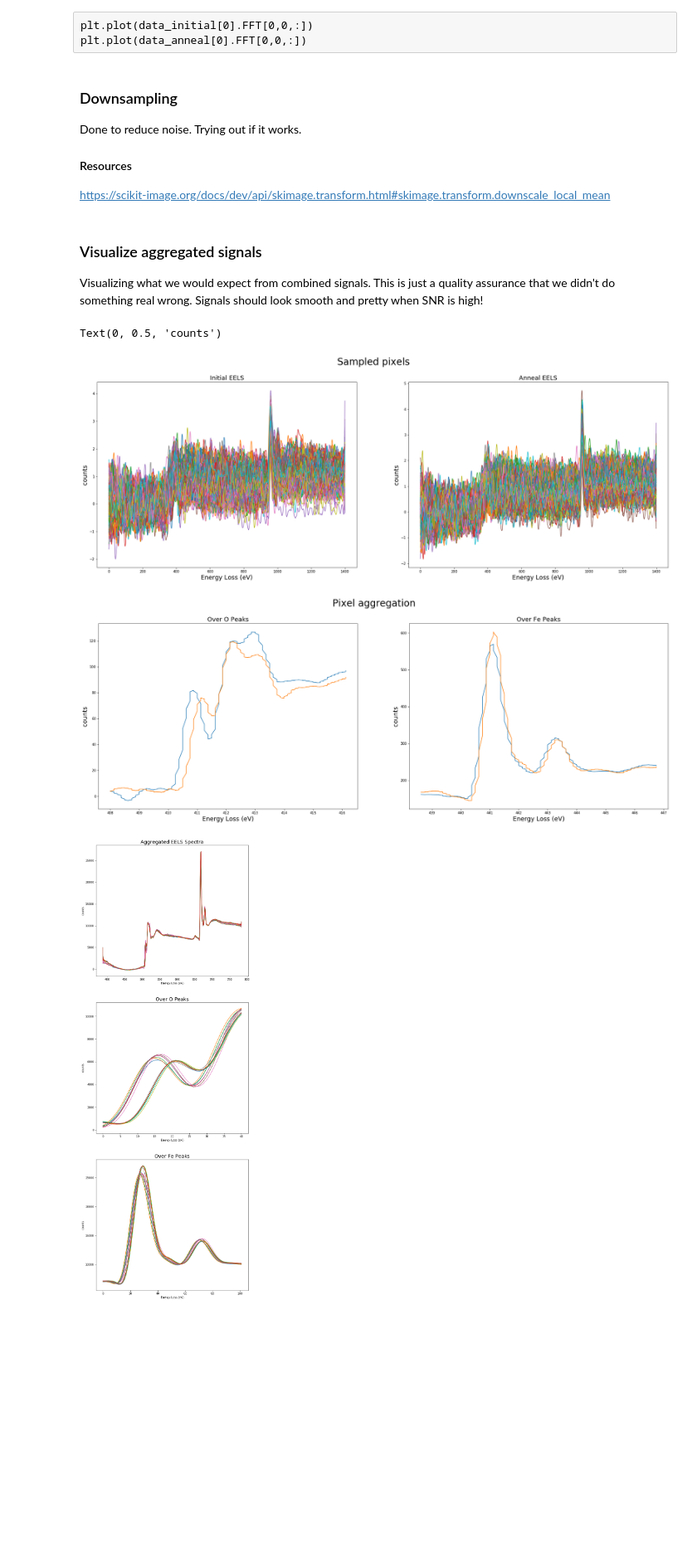
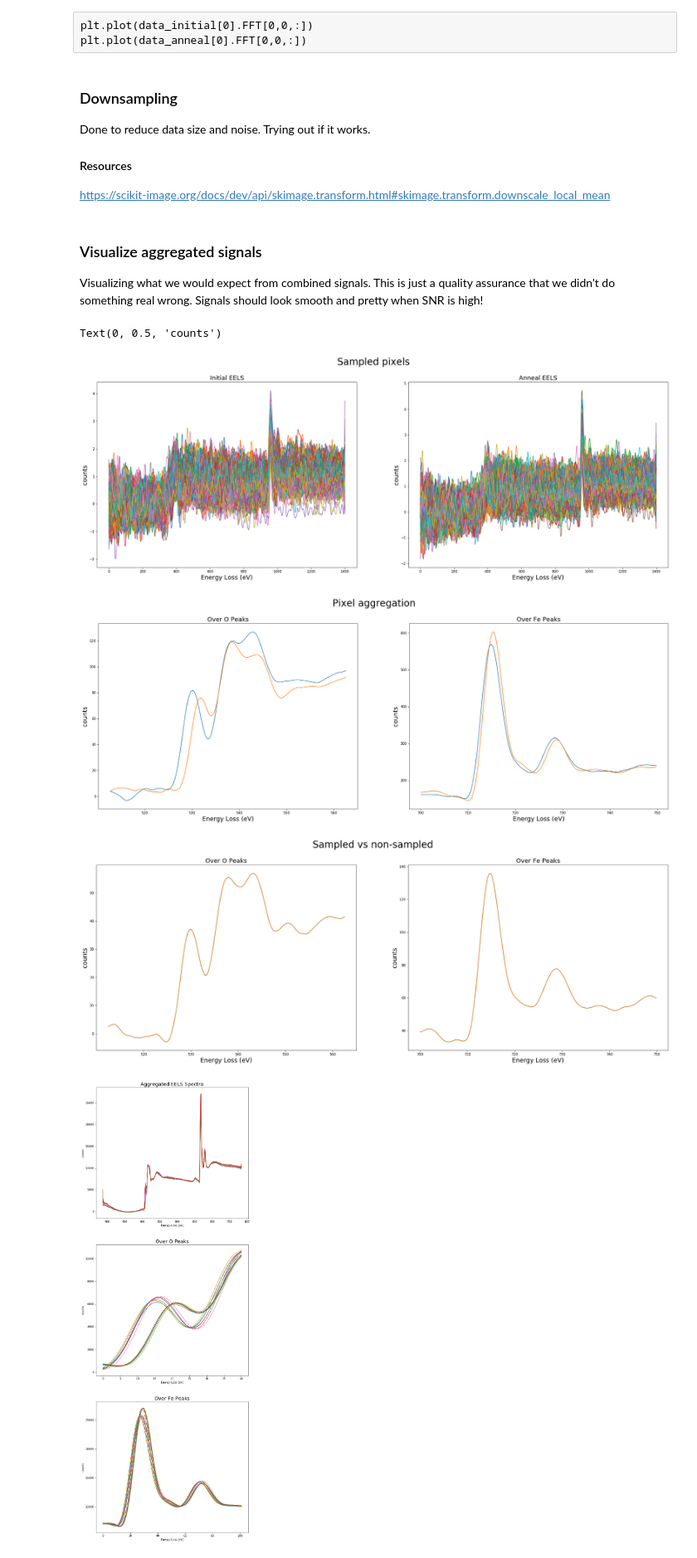
Before and after one commit to techtana/EELS_SFO, a Jupyter notebook: 1_DataPrep.ipynb, the cells around one changed output. Shown at 83% size. Saved outputs shown, nothing was run; the diff lists cells and outputs as text; code cells hidden in the pictures; blank space fills up the shorter version.

```diff
--- a/1_DataPrep.ipynb
+++ b/1_DataPrep.ipynb
@@ -192,7 +197,7 @@ plt.plot(data_anneal[0].FFT[0,0,:])
 # %% [markdown]
 ### Downsampling
 
-Done to reduce noise. Trying out if it works.
+Done to reduce data size and noise. Trying out if it works.
 
 #### Resources
 https://scikit-image.org/docs/dev/api/skimage.transform.html#skimage.transform.downscale_local_mean
@@ -236,8 +241,8 @@ step = 0.125 #eV
 frac = N_resampled/data_initial[0].data.shape[2]
 O_range = range(math.ceil(1000*frac),math.ceil(1400*frac),1)
 Fe_range = range(math.ceil(2500*frac),math.ceil(2900*frac),1)
-O_xrange = [start+step*math.ceil(i*frac) for i in O_range]
-Fe_xrange = [start+step*math.ceil(i*frac) for i in Fe_range]
+O_xrange = [start+step*i/frac for i in O_range]
+Fe_xrange = [start+step*i/frac for i in Fe_range]
 
 # Plotting individual spectrum
 f,(ax1,ax2) = plt.subplots(1,2, figsize=(30,10))
@@ -254,34 +259,52 @@ g,(ax3,ax4) = plt.subplots(1,2, figsize=(30,10))
 ax3.plot(O_xrange, np.sum(data_initial[3].resample[15][100:200], axis=0)[O_range])
 ax3.plot(O_xrange, np.sum(data_anneal[3].resample[15][100:200], axis=0)[O_range])
 # Plotting aggregation over Fe range
 ax4.plot(Fe_xrange, np.sum(data_initial[3].resample[15][10:200], axis=0)[Fe_range])
 ax4.plot(Fe_xrange, np.sum(data_anneal[3].resample[15][10:200], axis=0)[Fe_range])
 
+# Plotting aggregared spectra (sampled vs non-sampled)
+h,(ax5,ax6) = plt.subplots(1,2, figsize=(30,10))
+# Plotting aggregation over oxygen range
+ax5.plot(O_xrange, np.sum(data_initial[3].resample[15][50:100], axis=0)[O_range])
+ax5.plot([start+(i*step) for i in range(1000,1400,1)], np.sum(data_initial[3].data[15][50:100], axis=0)[1000:1400])
+# Plotting aggregation over Fe range
+ax6.plot(Fe_xrange, np.sum(data_initial[3].resample[15][50:100], axis=0)[Fe_range])
+ax6.plot([start+(i*step) for i in range(2500,2900,1)], np.sum(data_initial[3].data[15][50:100], axis=0)[2500:2900])
 
 # plot configurations
 f.suptitle('Sampled pixels', fontsize=28)
 
 ax1.set_title('Initial EELS', fontsize=18)
 ax1.set_xlabel('Energy Loss (eV)', fontsize=18)
 ax1.set_ylabel('counts', fontsize=18)
 
 ax2.set_title('Anneal EELS', fontsize=18)
 ax2.set_xlabel('Energy Loss (eV)', fontsize=18)
 ax2.set_ylabel('counts', fontsize=18)
 
 g.suptitle('Pixel aggregation', fontsize=28)
 
 ax3.set_title('Over O Peaks', fontsize=18)
 ax3.set_xlabel('Energy Loss (eV)', fontsize=18)
 ax3.set_ylabel('counts', fontsize=18)
 
 ax4.set_title('Over Fe Peaks', fontsize=18)
 ax4.set_xlabel('Energy Loss (eV)', fontsize=18)
 ax4.set_ylabel('counts', fontsize=18)
+
+h.suptitle('Sampled vs non-sampled', fontsize=28)
+ax5.set_title('Over O Peaks', fontsize=18)
+ax5.set_xlabel('Energy Loss (eV)', fontsize=18)
+ax5.set_ylabel('counts', fontsize=18)
+
+ax6.set_title('Over Fe Peaks', fontsize=18)
+ax6.set_xlabel('Energy Loss (eV)', fontsize=18)
+ax6.set_ylabel('counts', fontsize=18)
 # %% [output]
 Text(0, 0.5, 'counts')
 [figure]
-[figure, old version]
+[figure, new version]
+[figure, added]
 # %%
 # aggregate data on space
 
```
Also changed, not shown: parts of 26 cells of this notebook, 1 other file.
